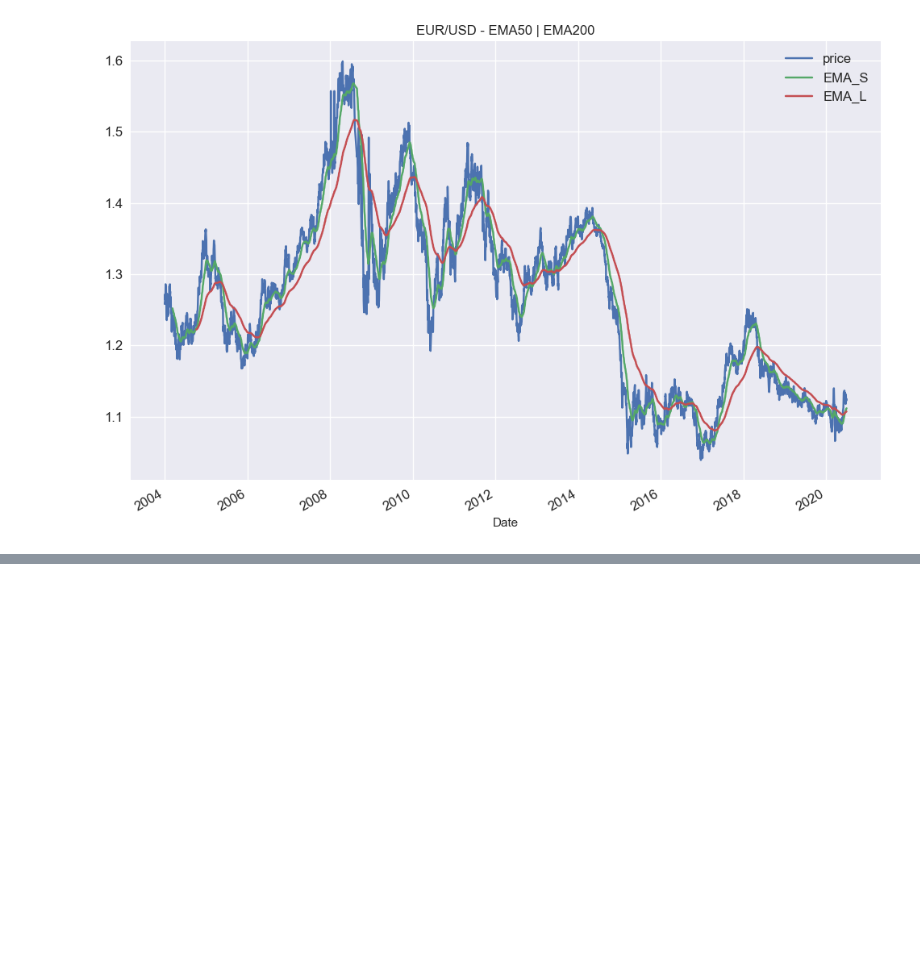
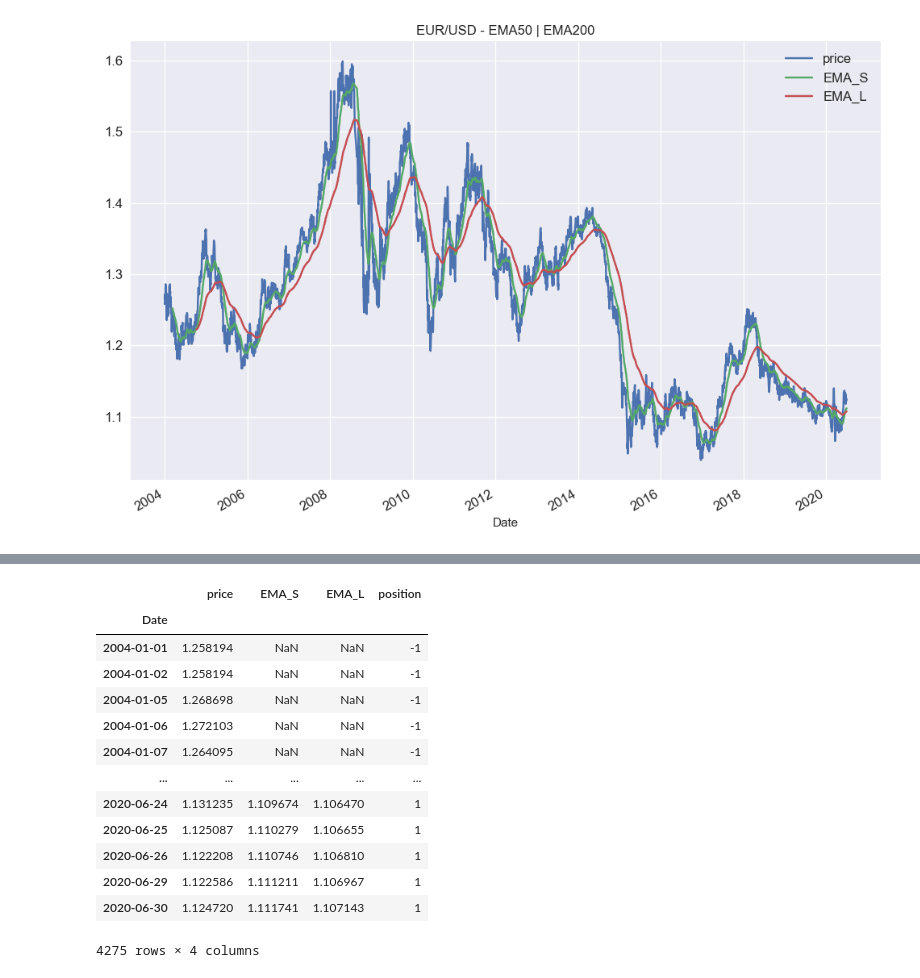
Before and after one commit to AvirukthGT/AlgoTrading, a Jupyter notebook: EMA/EMACrossover.ipynb, the cells around one changed output, grey strips where cells are left out. Saved outputs shown, nothing was run; the diff lists cells and outputs as text; code cells hidden in the pictures; blank space fills up the shorter version.

```diff
--- a/EMA/EMACrossover.ipynb
+++ b/EMA/EMACrossover.ipynb
@@ -56,0 +66,17 @@ plt.show()
+# %%
+data
+# %% [output]
+|  | price | EMA_S | EMA_L | position |
+| Date |  |  |  |  |
+| 2004-01-01 | 1.258194 | NaN | NaN | -1 |
+| 2004-01-02 | 1.258194 | NaN | NaN | -1 |
+| 2004-01-05 | 1.268698 | NaN | NaN | -1 |
+| 2004-01-06 | 1.272103 | NaN | NaN | -1 |
+| 2004-01-07 | 1.264095 | NaN | NaN | -1 |
+| ... | ... | ... | ... | ... |
+| 2020-06-24 | 1.131235 | 1.109674 | 1.106470 | 1 |
+| 2020-06-25 | 1.125087 | 1.110279 | 1.106655 | 1 |
+| 2020-06-26 | 1.122208 | 1.110746 | 1.106810 | 1 |
+| 2020-06-29 | 1.122586 | 1.111211 | 1.106967 | 1 |
+| 2020-06-30 | 1.124720 | 1.111741 | 1.107143 | 1 |
+4275 rows × 4 columns
```
Also changed, not shown: parts of 4 cells of this notebook.
